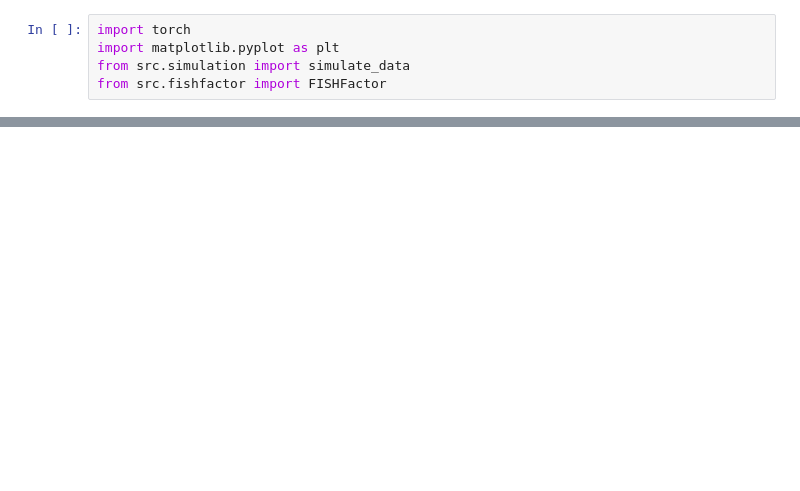
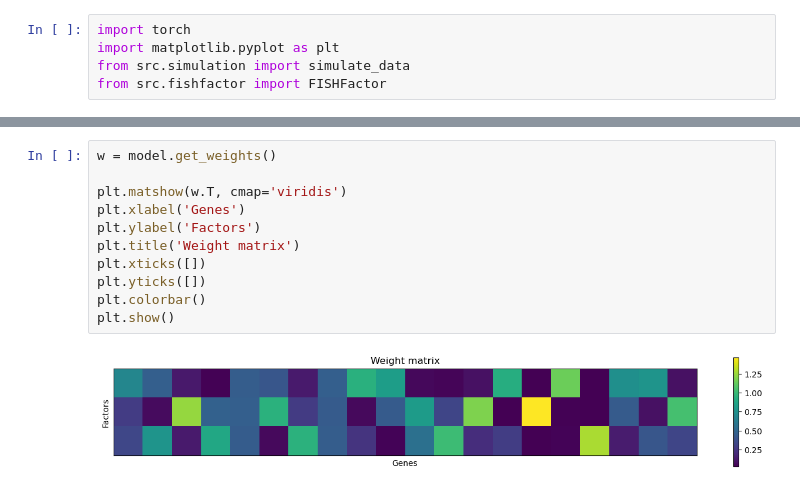
Before and after one commit to bioFAM/FISHFactor, a Jupyter notebook: fishfactor_demo.ipynb, the cells around one changed output, grey strips where cells are left out. Saved outputs shown, nothing was run; the diff lists cells and outputs as text; blank space fills up the shorter version.

```diff
--- a/fishfactor_demo.ipynb
+++ b/fishfactor_demo.ipynb
@@ -83 +77,14 @@ plt.matshow(w.T)
+# %%
+w = model.get_weights()
+
+plt.matshow(w.T, cmap='viridis')
+plt.xlabel('Genes')
+plt.ylabel('Factors')
+plt.title('Weight matrix')
+plt.xticks([])
+plt.yticks([])
+plt.colorbar()
+plt.show()
+# %% [output]
+[figure, added]
 # %%
```
Also changed, not shown: parts of 9 cells of this notebook, 58 other files.
